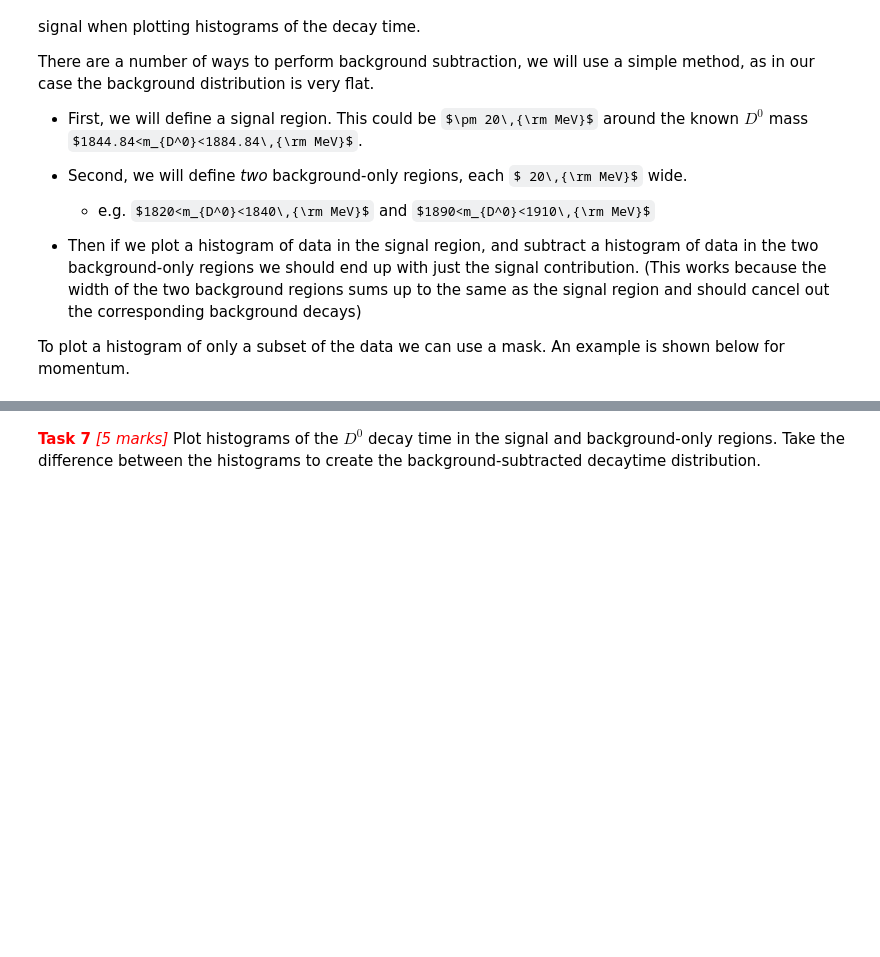
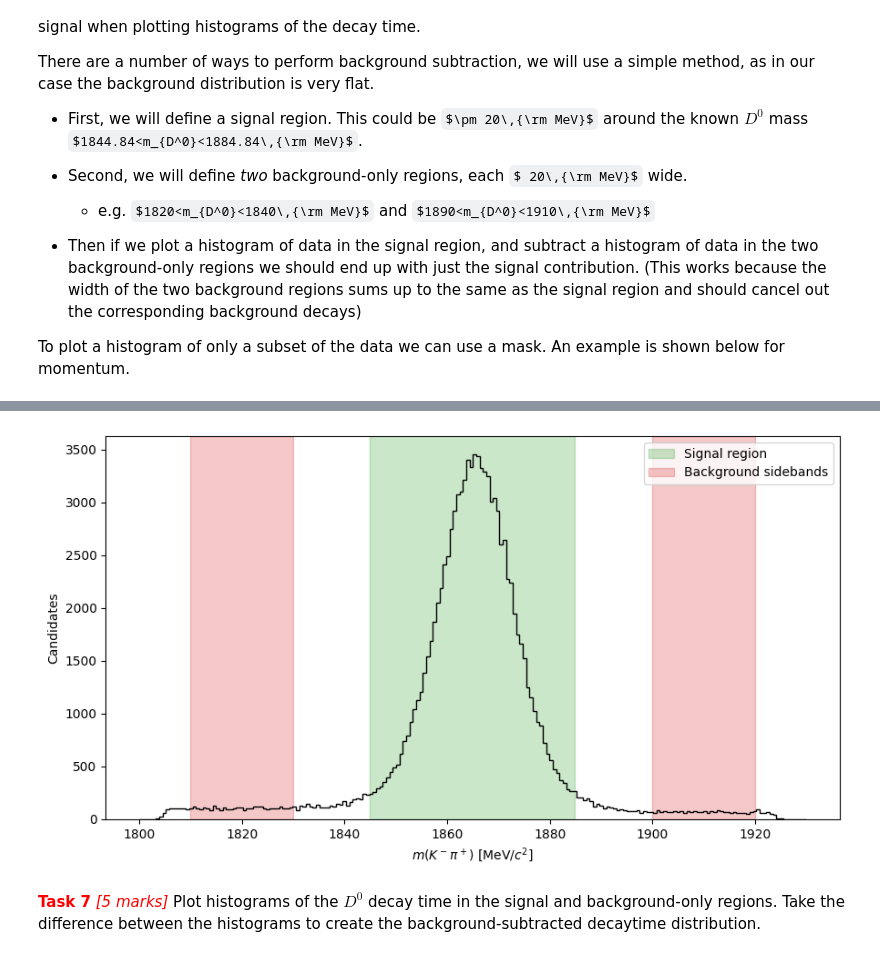
Before and after one commit to kaiheuheu/monashspa, a Jupyter notebook: monashspa/PHS3302/d0_lifetime/d0_lifetime.ipynb, the cells around one changed output, grey strips where cells are left out. Cells and saved outputs as stored; diff of their text form; code cells hidden in the pictures; some formulas as TeX source; blank space fills up the shorter version.

```diff
--- a/monashspa/PHS3302/d0_lifetime/d0_lifetime.ipynb
+++ b/monashspa/PHS3302/d0_lifetime/d0_lifetime.ipynb
@@ -270,3 +389,23 @@ if False:
+# %%
+plt.figure(figsize=(9, 5))
+
+plt.hist(D0_M, bins=200, range=(1800, 1930), histtype="step", color="black")
+
+plt.axvspan(1844.84, 1884.84, alpha=0.25, color="tab:green",
+            label="Signal region")
+
+plt.axvspan(1810, 1830, alpha=0.25, color="tab:red",
+            label="Background sidebands")
+
+plt.axvspan(1900, 1920, alpha=0.25, color="tab:red")
+
+plt.xlabel(r'$m(K^-\pi^+)$ [MeV/$c^2$]')
+plt.ylabel('Candidates')
+plt.legend()
+plt.tight_layout()
+plt.show()
+# %% [output]
+[figure, added]
 # %% [markdown]
 
 <span style="color:red">**Task 7** *[5 marks]*</span> Plot histograms of the $D^0$ decay time in the signal and background-only regions. Take the difference between the histograms to create the background-subtracted decaytime distribution.
```
Also changed, not shown: parts of 5 cells of this notebook, 1 other file.
